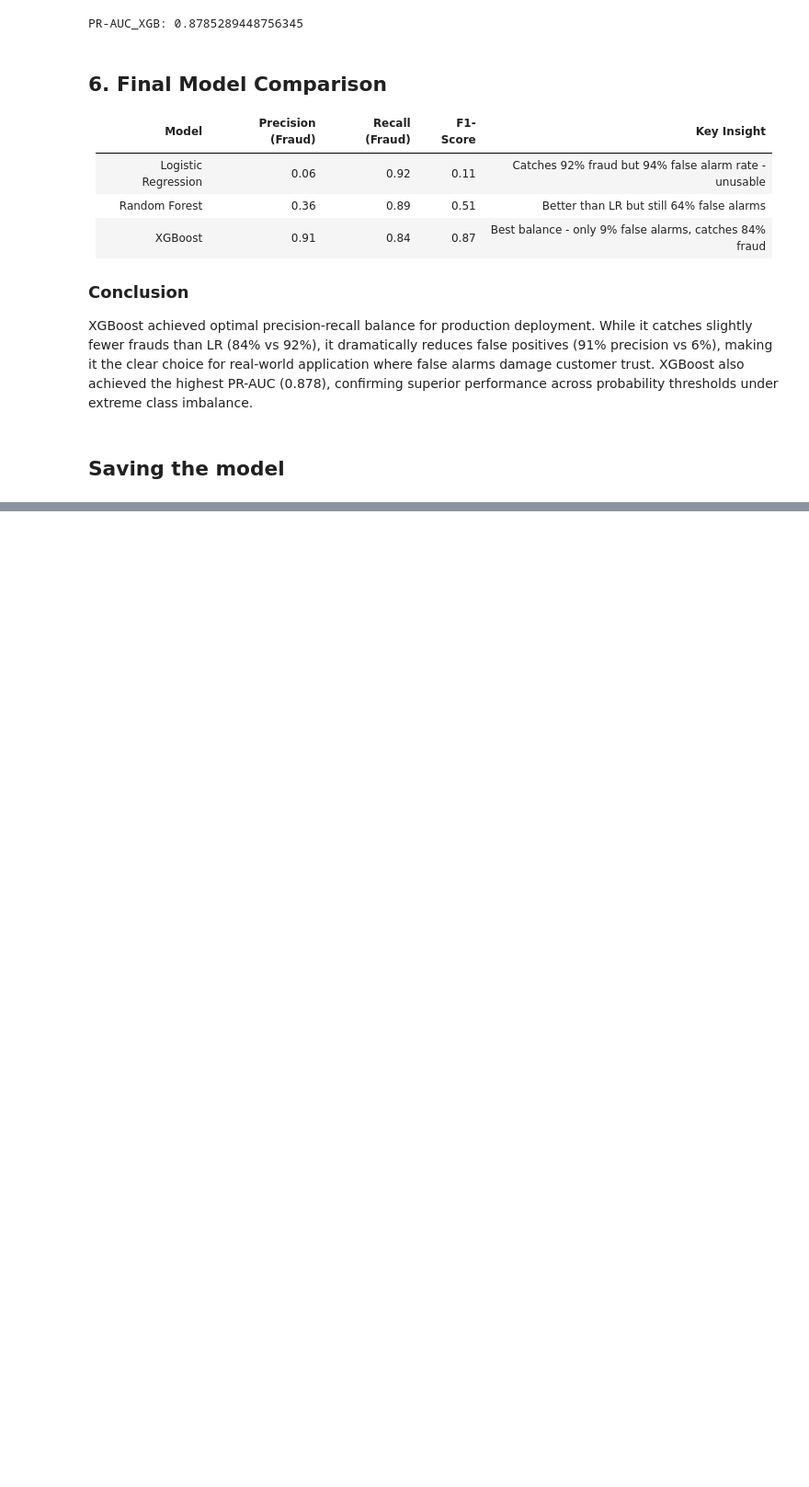
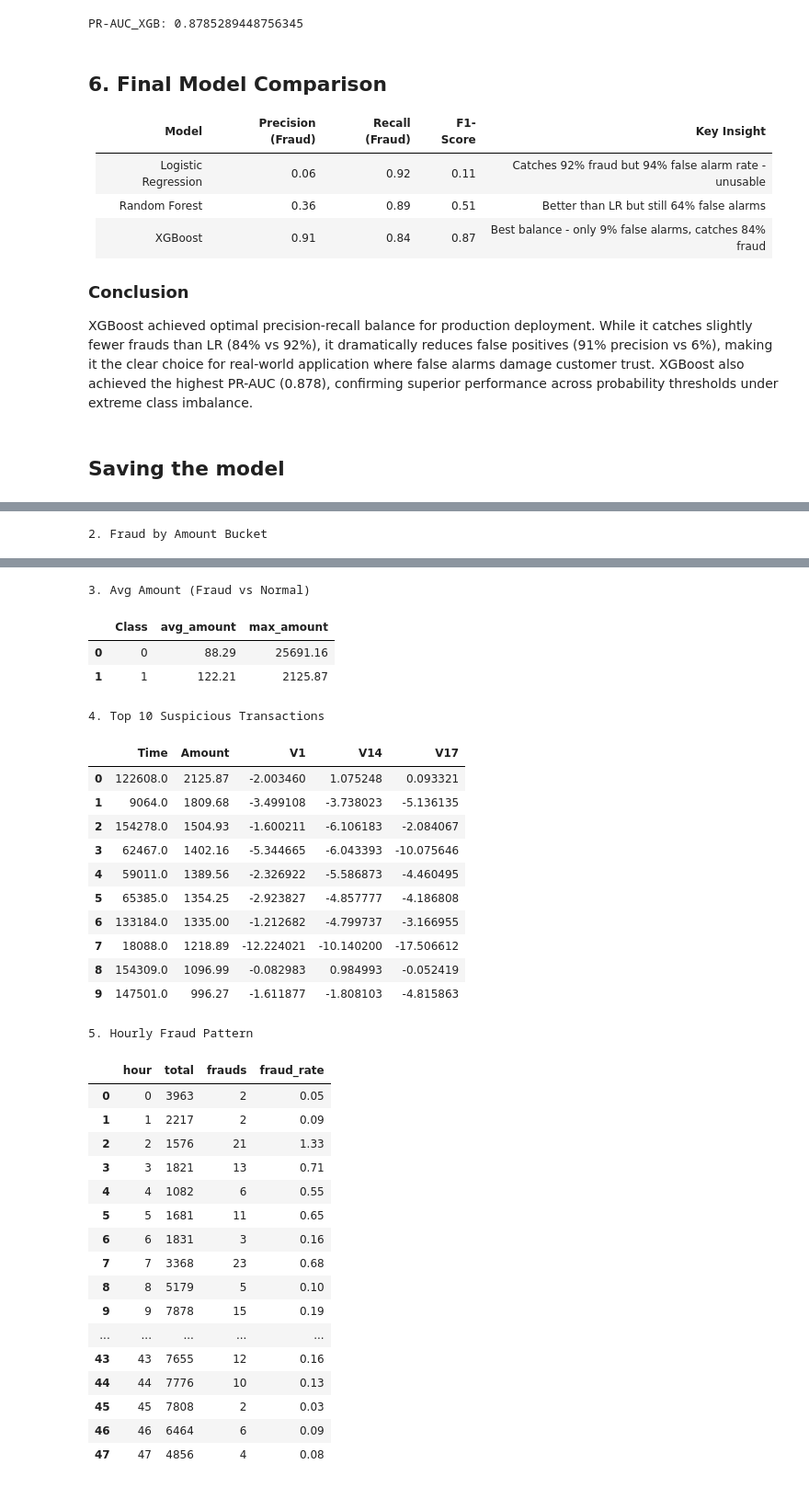
Before and after one commit to A1r1p1it/credit-card-fraud-detection, a Jupyter notebook: notebooks/fraud.ipynb, the cells around one changed output, grey strips where cells are left out. Shown at 92% size. Drawn from its saved outputs; the diff is of its cells as text; code cells hidden in the pictures; blank space fills up the shorter version.

```diff
--- a/notebooks/fraud.ipynb
+++ b/notebooks/fraud.ipynb
@@ -503,0 +503,6 @@ print(len(input_cols))
+# %%
+import sqlite3
+
+conn = sqlite3.connect("../data/fraud.db")
+df = pd.read_csv("../data/creditcard.csv")
+df.to_sql("transactions", conn, if_exists="replace", index=False)
@@ -503,0 +511,39 @@ print(len(input_cols))
+# %%
+queries = {
+    "1. Fraud Rate": """
+        SELECT COUNT(*) AS total, SUM(Class) AS frauds,
+               ROUND(100.0 * SUM(Class) / COUNT(*), 4) AS fraud_rate
+        FROM transactions
+    """,
+    "2. Fraud by Amount Bucket": """
+        SELECT CASE WHEN Amount < 50 THEN 'Low (<$50)'
+                    WHEN Amount < 200 THEN 'Medium ($50-200)'
+                    ELSE 'High (>$200)' END AS amount_bucket,
+               COUNT(*) AS total, SUM(Class) AS frauds,
+               ROUND(100.0 * SUM(Class) / COUNT(*), 2) AS fraud_rate
+        FROM transactions GROUP BY amount_bucket
+    """,
+    "3. Avg Amount (Fraud vs Normal)": """
+        SELECT Class, ROUND(AVG(Amount), 2) AS avg_amount,
+               ROUND(MAX(Amount), 2) AS max_amount
+        FROM transactions GROUP BY Class
+    """,
+    "4. Top 10 Suspicious Transactions": """
+        SELECT Time, Amount, V1, V14, V17
+        FROM transactions WHERE Class = 1
+        ORDER BY Amount DESC LIMIT 10
+    """,
+    "5. Hourly Fraud Pattern": """
+        SELECT CAST(Time/3600 AS INT) AS hour,
+               COUNT(*) AS total, SUM(Class) AS frauds,
+               ROUND(100.0 * SUM(Class) / COUNT(*), 2) AS fraud_rate
+        FROM transactions GROUP BY hour ORDER BY hour
+    """
+}
+
+for title, query in queries.items():
+    print(f"{title}")
+    display(pd.read_sql(query, conn))
+
+conn.close()
+# %% [output]
@@ -503,0 +553 @@ print(len(input_cols))
+2. Fraud by Amount Bucket
@@ -503,0 +558,34 @@ print(len(input_cols))
+3. Avg Amount (Fraud vs Normal)
+|  | Class | avg_amount | max_amount |
+| 0 | 0 | 88.29 | 25691.16 |
+| 1 | 1 | 122.21 | 2125.87 |
+4. Top 10 Suspicious Transactions
+|  | Time | Amount | V1 | V14 | V17 |
+| 0 | 122608.0 | 2125.87 | -2.003460 | 1.075248 | 0.093321 |
+| 1 | 9064.0 | 1809.68 | -3.499108 | -3.738023 | -5.136135 |
+| 2 | 154278.0 | 1504.93 | -1.600211 | -6.106183 | -2.084067 |
+| 3 | 62467.0 | 1402.16 | -5.344665 | -6.043393 | -10.075646 |
+| 4 | 59011.0 | 1389.56 | -2.326922 | -5.586873 | -4.460495 |
+| 5 | 65385.0 | 1354.25 | -2.923827 | -4.857777 | -4.186808 |
+| 6 | 133184.0 | 1335.00 | -1.212682 | -4.799737 | -3.166955 |
+| 7 | 18088.0 | 1218.89 | -12.224021 | -10.140200 | -17.506612 |
+| 8 | 154309.0 | 1096.99 | -0.082983 | 0.984993 | -0.052419 |
+| 9 | 147501.0 | 996.27 | -1.611877 | -1.808103 | -4.815863 |
+5. Hourly Fraud Pattern
+|  | hour | total | frauds | fraud_rate |
+| 0 | 0 | 3963 | 2 | 0.05 |
+| 1 | 1 | 2217 | 2 | 0.09 |
+| 2 | 2 | 1576 | 21 | 1.33 |
+| 3 | 3 | 1821 | 13 | 0.71 |
+| 4 | 4 | 1082 | 6 | 0.55 |
+| 5 | 5 | 1681 | 11 | 0.65 |
+| 6 | 6 | 1831 | 3 | 0.16 |
+| 7 | 7 | 3368 | 23 | 0.68 |
+| 8 | 8 | 5179 | 5 | 0.10 |
+| 9 | 9 | 7878 | 15 | 0.19 |
+| ... | ... | ... | ... | ... |
+| 43 | 43 | 7655 | 12 | 0.16 |
+| 44 | 44 | 7776 | 10 | 0.13 |
+| 45 | 45 | 7808 | 2 | 0.03 |
+| 46 | 46 | 6464 | 6 | 0.09 |
+| 47 | 47 | 4856 | 4 | 0.08 |
```
Also changed, not shown: parts of 6 cells of this notebook.
